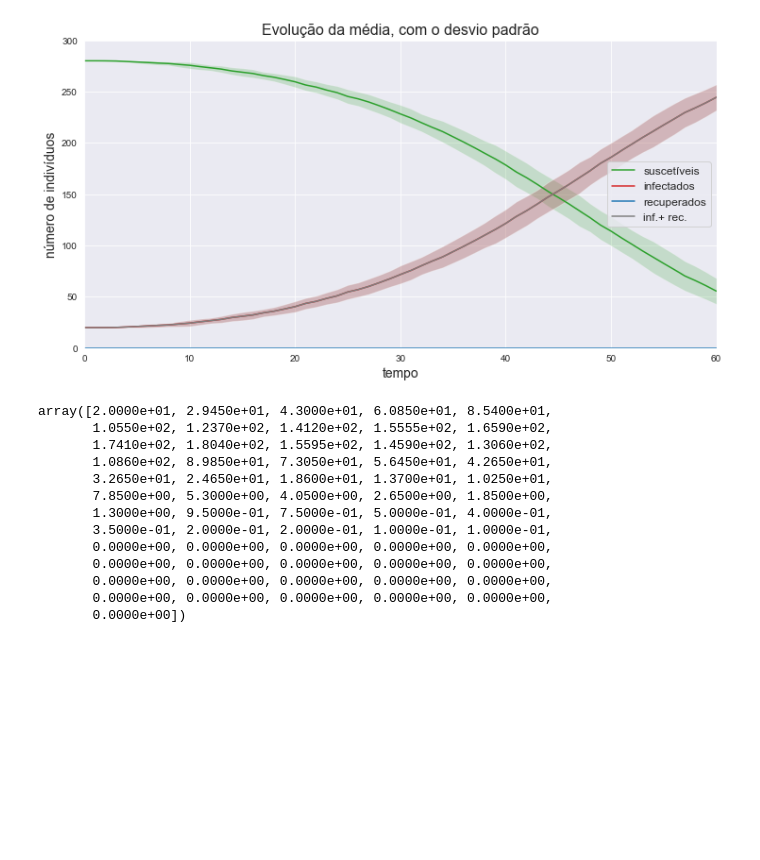
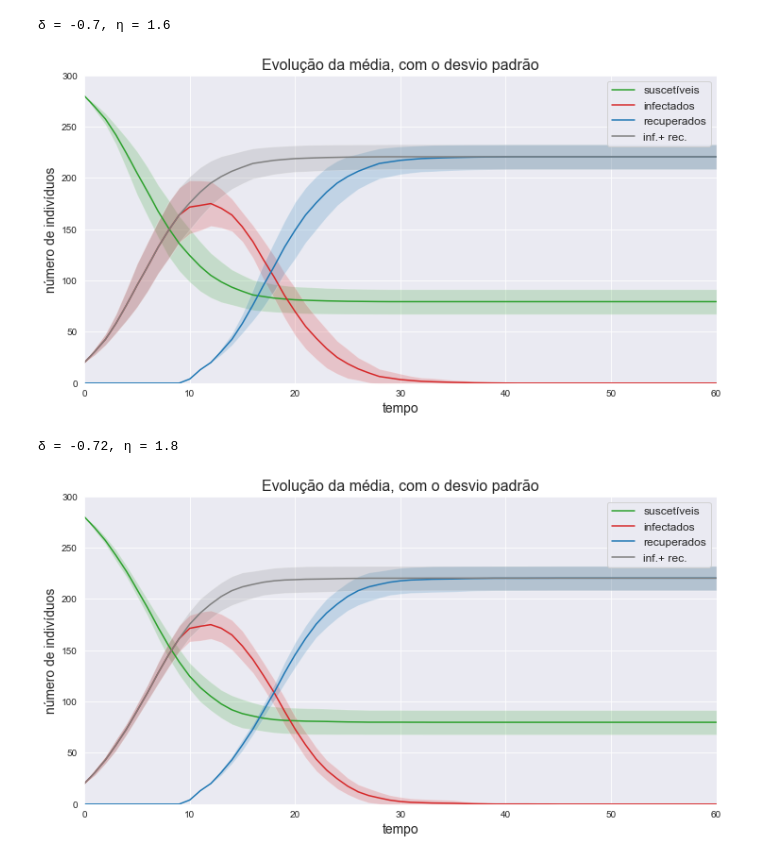
Before and after one commit to Modelagem-Covid-19-RJ/covid19, a Jupyter notebook: modelos/RJ/agent_based/simulacoes/Testes-Kappa.ipynb, the cells around one changed output. Drawn from its saved outputs; the diff is of its cells as text; code cells hidden in the pictures; blank space fills up the shorter version.

Commit message:
Mudando kappa para ser a lognormal
Co-Authored-by: Beatriz Farah <beafarah@users.noreply.github.com>

```diff
--- a/modelos/RJ/agent_based/simulacoes/Testes-Kappa.ipynb
+++ b/modelos/RJ/agent_based/simulacoes/Testes-Kappa.ipynb
@@ -26,3 +31,15 @@ array([[0, 0, 0, 0, 0],
+# %%
+loc = 0.2
+fator = 3.5
+delta = [-0.7, -0.72, -0.74, -0.76, 0.588998524445772]
+eta = [1.6, 1.8, 2, 2.2, 0.8561692830061872]
+kappa0 = lambda t: fator*lognorm.pdf(t, s=np.exp(delta[0]), scale=eta[0], loc=loc)
+kappa1 = lambda t: fator*lognorm.pdf(t, s=np.exp(delta[1]), scale=eta[1], loc=loc)
+kappa2 = lambda t: fator*lognorm.pdf(t, s=np.exp(delta[2]), scale=eta[2], loc=loc)
+kappa3 = lambda t: fator*lognorm.pdf(t, s=np.exp(delta[3]), scale=eta[3], loc=loc)
+kappa4 = lambda t: fator*lognorm.pdf(t, s=np.exp(delta[4]), scale=eta[4], loc=loc)
+kappa5 = lambda t: fator*lognorm.pdf(t, s=np.exp(delta[5]), scale=eta[5], loc=loc)
+kappas = [ kappa0, kappa1, kappa2, kappa3, kappa4, kappa5]
 # %%
 t_0 = 0
 dt = 1
@@ -32,27 +49,18 @@ dados_temporais = [t_0, dt, num_dt]
 tempos = np.linspace(t_0, num_dt*dt, num_dt+1)
 num_sim = 20
 # %%
-rede_completa = episiming.cenarios.RedeCompleta(300, 20, 0.5, 0.1, kappa = kappa_testing)
+redes_completas = [episiming.cenarios.RedeCompleta(300, 20, 0.5, 0.1, kappa = kappa) for kappa in kappas]
-# %%
-f = rede_completa.kappa
-infectados_contador_0 = rede_completa.infectados_contador
-# %%
-X_comp = rede_completa.evolui_matricial(dados_temporais, num_sim, show='sd')
-# %% [output]
-[figure, removed]
-# %%
-X_comp.I_medio
-# %% [output]
-array([2.0000e+01, 2.9450e+01, 4.3000e+01, 6.0850e+01, 8.5400e+01,
-       1.0550e+02, 1.2370e+02, 1.4120e+02, 1.5555e+02, 1.6590e+02,
-       1.7410e+02, 1.8040e+02, 1.5595e+02, 1.4590e+02, 1.3060e+02,
-       1.0860e+02, 8.9850e+01, 7.3050e+01, 5.6450e+01, 4.2650e+01,
-       3.2650e+01, 2.4650e+01, 1.8600e+01, 1.3700e+01, 1.0250e+01,
-       7.8500e+00, 5.3000e+00, 4.0500e+00, 2.6500e+00, 1.8500e+00,
-       1.3000e+00, 9.5000e-01, 7.5000e-01, 5.0000e-01, 4.0000e-01,
-       3.5000e-01, 2.0000e-01, 2.0000e-01, 1.0000e-01, 1.0000e-01,
-       0.0000e+00, 0.0000e+00, 0.0000e+00, 0.0000e+00, 0.0000e+00,
-       0.0000e+00, 0.0000e+00, 0.0000e+00, 0.0000e+00, 0.0000e+00,
-       0.0000e+00, 0.0000e+00, 0.0000e+00, 0.0000e+00, 0.0000e+00,
-       0.0000e+00, 0.0000e+00, 0.0000e+00, 0.0000e+00, 0.0000e+00,
-       0.0000e+00])
+# %%
+i = 0
+print(f'δ = %s, η = %s' %(delta[i], eta[i]))
+X_comp = redes_completas[i].evolui_matricial(dados_temporais, num_sim, show='sd')
+# %% [output]
+δ = -0.7, η = 1.6
+[figure, added]
+# %%
+i = 1
+print(f'δ = %s, η = %s' %(delta[i], eta[i]))
+X_comp = redes_completas[i].evolui_matricial(dados_temporais, num_sim, show='sd')
+# %% [output]
+δ = -0.72, η = 1.8
+[figure, added]
```
Also changed, not shown: parts of 8 cells of this notebook, 2 other files.
